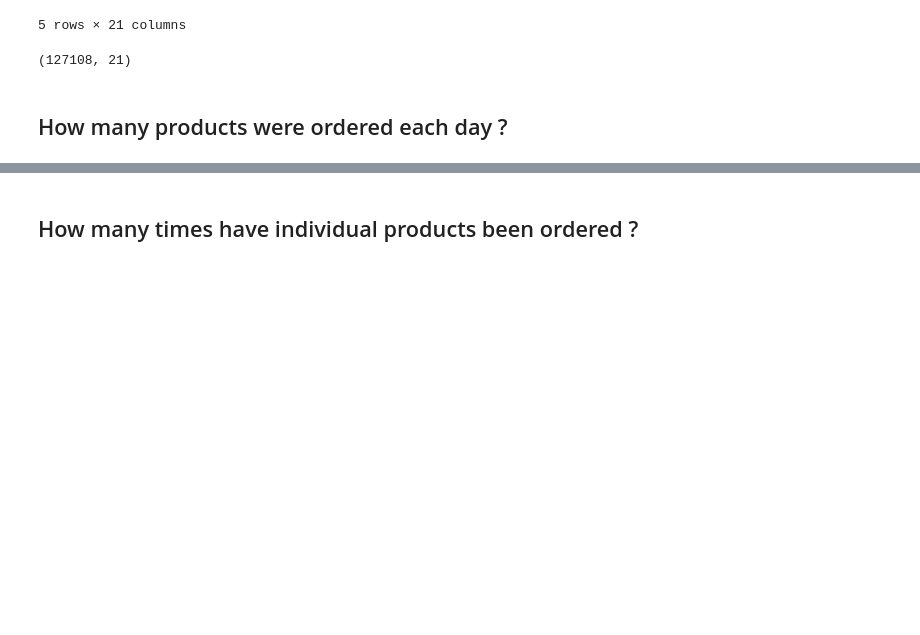
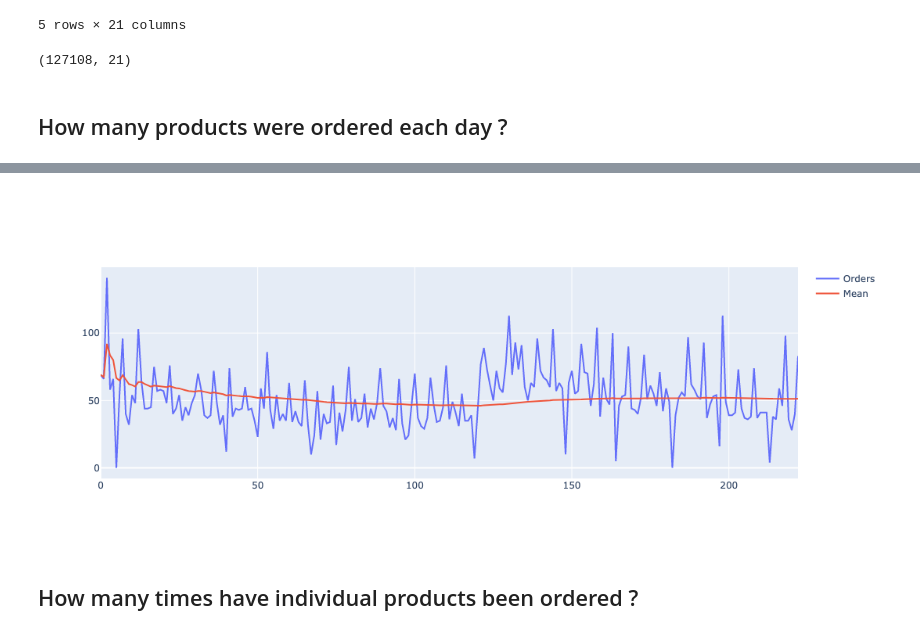
Before and after one commit to i0nut02/SnackUP_analytics, a Jupyter notebook: analysis.ipynb, the cells around one changed output, grey strips where cells are left out. Drawn from its saved outputs; the diff is of its cells as text; code cells hidden in the pictures; blank space fills up the shorter version.

Commit message:
Add files via upload
solve the problem of plots

```diff
--- a/analysis.ipynb
+++ b/analysis.ipynb
@@ -50,14 +50,16 @@ df_dayly_orders.head()
 # %%
 dayly_total_orders = [sum(row[1:]) for indx, row in df_dayly_orders.iterrows()]
 n_dates = [i for i in range(len(dayly_total_orders))]
 mean = [sum(dayly_total_orders[:i+1]) / (i +1) for i in range(len(n_dates))]
 
 fig = go.Figure()
 fig.add_trace(go.Scatter(x=n_dates, y=dayly_total_orders,
                     name='Orders'))
 fig.add_trace(go.Scatter(x=n_dates, y=mean,
                     name='Mean'))
-fig
+fig.show()
+# %% [output]
+[figure, added]
 # %% [markdown]
 ## How many times have individual products been ordered ?
 # %%
```
Also changed, not shown: parts of 2 cells of this notebook.
